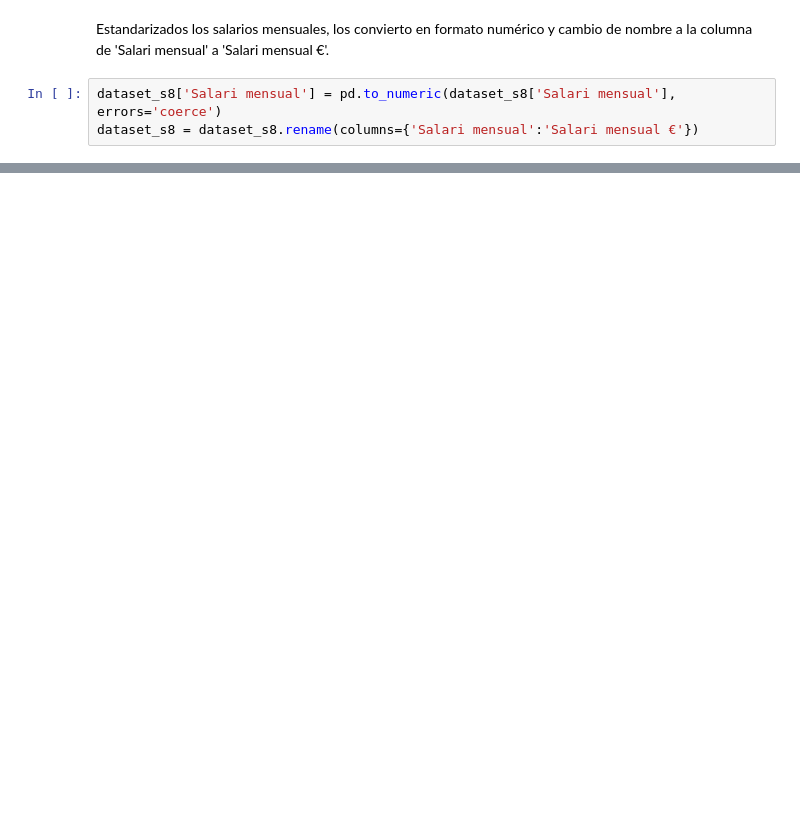
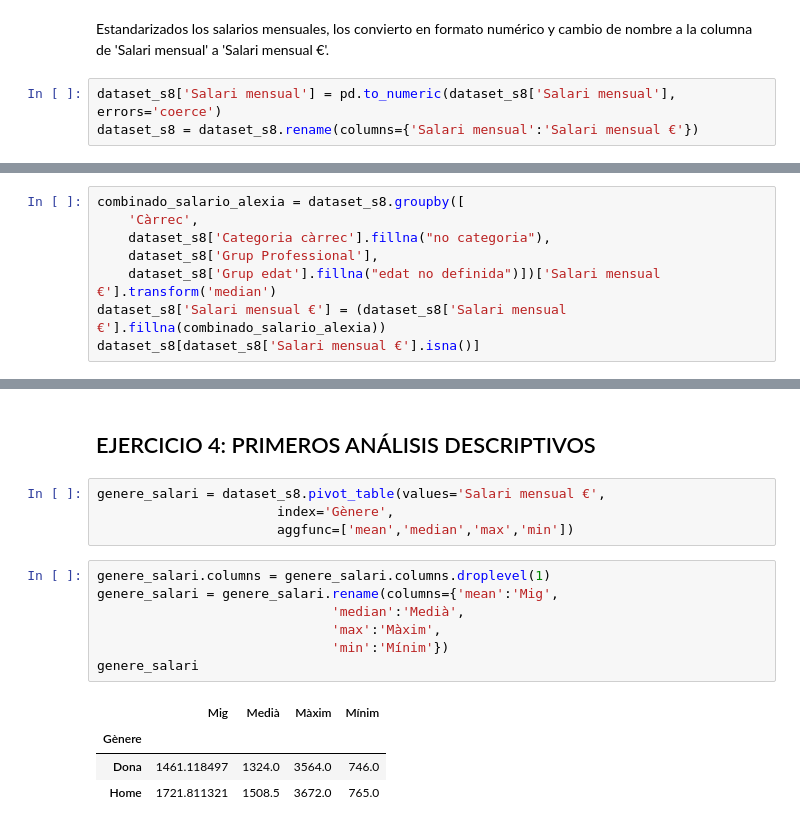
Before and after one commit to noelcarrionmatias/IT_Data, a Jupyter notebook: Especializacion/8_Sprint/ejercicios_s8.ipynb, the cells around one changed output, grey strips where cells are left out. Cells and saved outputs as stored; diff of their text form; blank space fills up the shorter version.

```diff
--- a/Especializacion/8_Sprint/ejercicios_s8.ipynb
+++ b/Especializacion/8_Sprint/ejercicios_s8.ipynb
@@ -1675,0 +1703,8 @@ diccionario_combinado_salario.to_dict()
+# %%
+combinado_salario_alexia = dataset_s8.groupby([
+    'Càrrec',
+    dataset_s8['Categoria càrrec'].fillna("no categoria"),
+    dataset_s8['Grup Professional'],
+    dataset_s8['Grup edat'].fillna("edat no definida")])['Salari mensual €'].transform('median')
+dataset_s8['Salari mensual €'] = (dataset_s8['Salari mensual €'].fillna(combinado_salario_alexia))
+dataset_s8[dataset_s8['Salari mensual €'].isna()]
@@ -1675,0 +1739,18 @@ diccionario_combinado_salario.to_dict()
+# %% [markdown]
+## EJERCICIO 4: PRIMEROS ANÁLISIS DESCRIPTIVOS
+# %%
+genere_salari = dataset_s8.pivot_table(values='Salari mensual €',
+                       index='Gènere',
+                       aggfunc=['mean','median','max','min'])
+# %%
+genere_salari.columns = genere_salari.columns.droplevel(1)
+genere_salari = genere_salari.rename(columns={'mean':'Mig',
+                              'median':'Medià',
+                              'max':'Màxim',
+                              'min':'Mínim'})
+genere_salari
+# %% [output]
+|  | Mig | Medià | Màxim | Mínim |
+| Gènere |  |  |  |  |
+| Dona | 1461.118497 | 1324.0 | 3564.0 | 746.0 |
+| Home | 1721.811321 | 1508.5 | 3672.0 | 765.0 |
```
Also changed, not shown: parts of 54 cells of this notebook.
